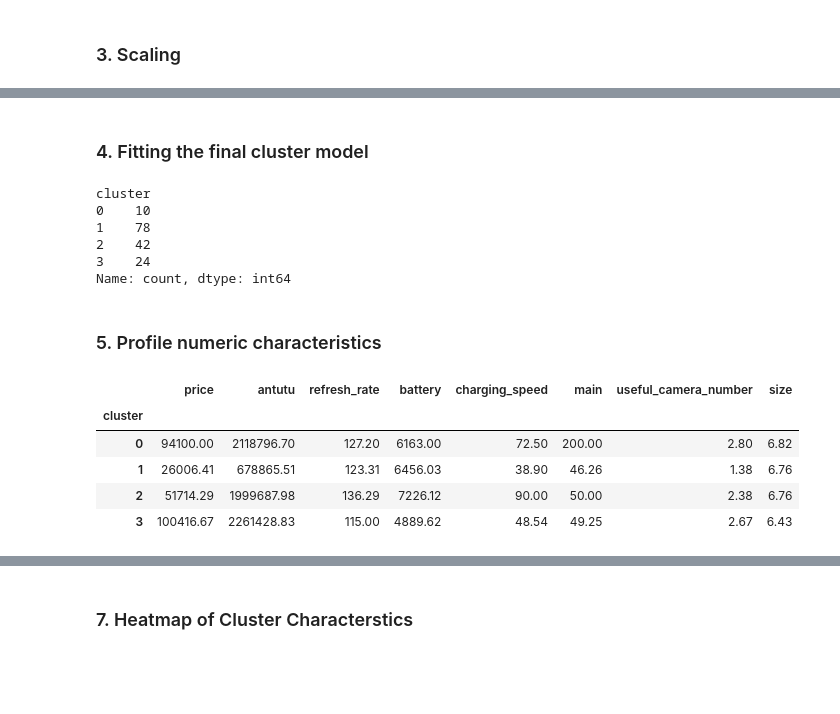
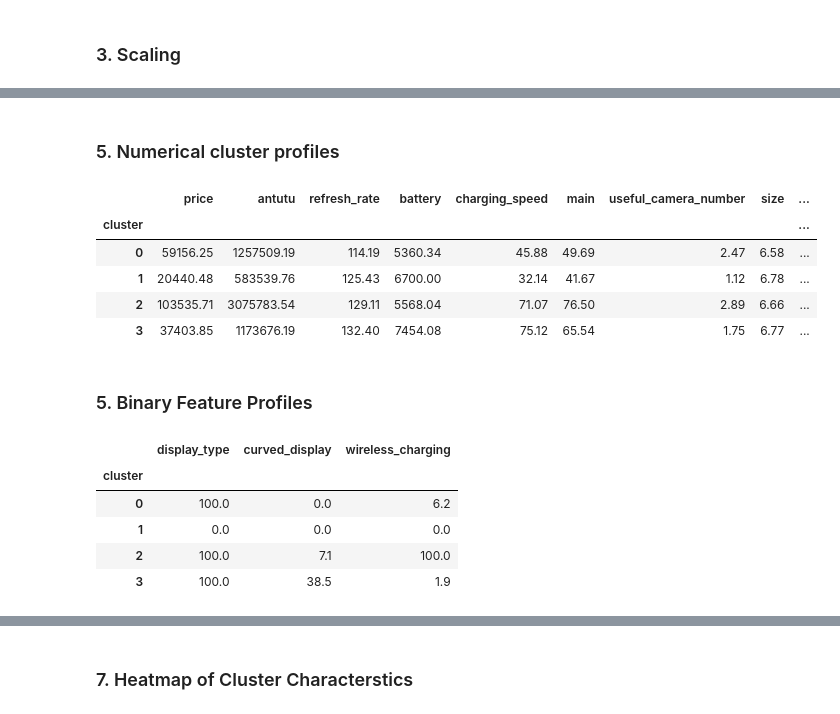
Before and after one commit to Rasikrastogi/Smartphone-ML-Intelligence, a Jupyter notebook: notebooks/05_market_segmentation.ipynb, the cells around one changed output, grey strips where cells are left out. Saved outputs shown, nothing was run; the diff lists cells and outputs as text; code cells hidden in the pictures; blank space fills up the shorter version.

```diff
--- a/notebooks/05_market_segmentation.ipynb
+++ b/notebooks/05_market_segmentation.ipynb
@@ -98,0 +84,2 @@ Number of clustering features: 8
+# %%
+phones_encoded = encode_binary_features(phones)
@@ -105,8 +144,0 @@ X_scaled = scaler.fit_transform(X)
-# %%
-X_scaled = pd.DataFrame(
-    X_scaled,
-    columns=features,
-    index=X.index
-)
-
-X_scaled.head()
@@ -234,39 +186,43 @@ Therefore, **Four clusters were selected for the primary smartphone market segme
 # %% [markdown]
-### 4. Fitting the final cluster model
+### 5. Numerical cluster profiles
 # %%
-final_kmeans = KMeans(
-    n_clusters=4,
-    random_state=RANDOM_STATE,
-    n_init=20
+cluster_numeric_profile = (
+    segmented_phones
+    .groupby("cluster")[continuous_features]
+    .mean()
+    .round(2)
 )
 
-cluster_labels = final_kmeans.fit_predict(X_scaled)
-
-segmented_phones = phones.copy()
-segmented_phones["cluster"] = cluster_labels
-segmented_phones["cluster"].value_counts().sort_index()
+cluster_numeric_profile
 # %% [output]
-cluster
-0    10
-1    78
-2    42
-3    24
-Name: count, dtype: int64
+|  | price | antutu | refresh_rate | battery | charging_speed | main | useful_camera_number | size | ... |
+| cluster |  |  |  |  |  |  |  |  | ... |
+| 0 | 59156.25 | 1257509.19 | 114.19 | 5360.34 | 45.88 | 49.69 | 2.47 | 6.58 | ... |
+| 1 | 20440.48 | 583539.76 | 125.43 | 6700.00 | 32.14 | 41.67 | 1.12 | 6.78 | ... |
+| 2 | 103535.71 | 3075783.54 | 129.11 | 5568.04 | 71.07 | 76.50 | 2.89 | 6.66 | ... |
+| 3 | 37403.85 | 1173676.19 | 132.40 | 7454.08 | 75.12 | 65.54 | 1.75 | 6.77 | ... |
 # %% [markdown]
-### 5. Profile numeric characteristics
+### 5. Binary Feature Profiles
 # %%
-cluster_profile = (
-    segmented_phones
-    .groupby("cluster")[features]
+binary_profile = phones_encoded[
+    binary_features
+].copy()
+
+binary_profile["cluster"] = cluster_labels
+
+cluster_binary_profile = (
+    binary_profile
+    .groupby("cluster")[binary_features]
     .mean()
-    .round(2)
+    .mul(100)
+    .round(1)
 )
 
-cluster_profile
+cluster_binary_profile
 # %% [output]
-|  | price | antutu | refresh_rate | battery | charging_speed | main | useful_camera_number | size |
-| cluster |  |  |  |  |  |  |  |  |
-| 0 | 94100.00 | 2118796.70 | 127.20 | 6163.00 | 72.50 | 200.00 | 2.80 | 6.82 |
-| 1 | 26006.41 | 678865.51 | 123.31 | 6456.03 | 38.90 | 46.26 | 1.38 | 6.76 |
-| 2 | 51714.29 | 1999687.98 | 136.29 | 7226.12 | 90.00 | 50.00 | 2.38 | 6.76 |
-| 3 | 100416.67 | 2261428.83 | 115.00 | 4889.62 | 48.54 | 49.25 | 2.67 | 6.43 |
+|  | display_type | curved_display | wireless_charging |
+| cluster |  |  |  |
+| 0 | 100.0 | 0.0 | 6.2 |
+| 1 | 0.0 | 0.0 | 0.0 |
+| 2 | 100.0 | 7.1 | 100.0 |
+| 3 | 100.0 | 38.5 | 1.9 |
```
Also changed, not shown: parts of 41 cells of this notebook, 6 other files.
